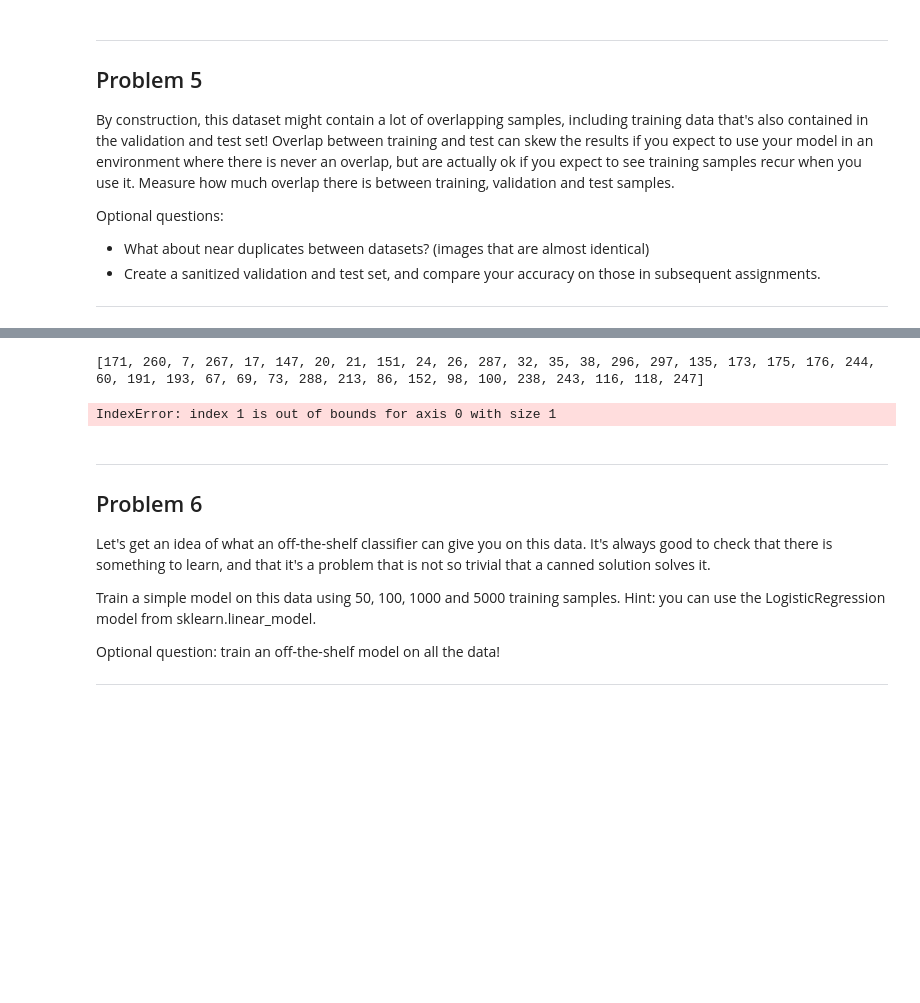
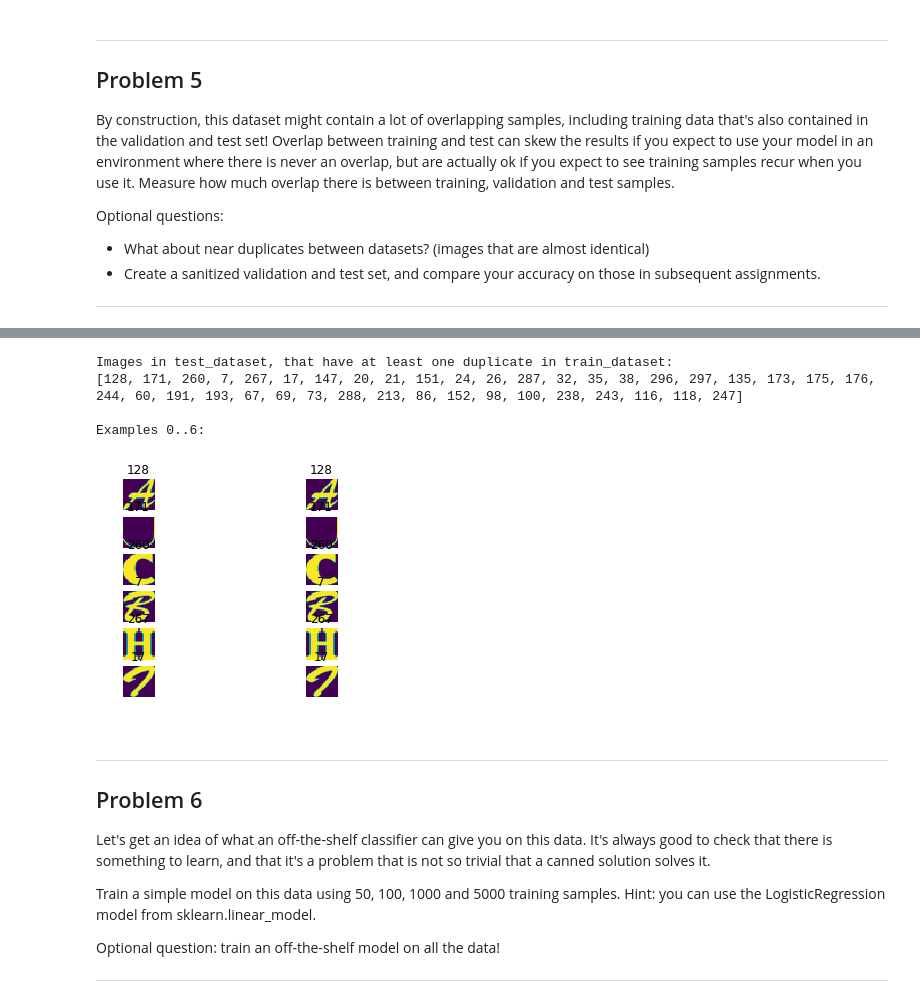
Before and after one commit to andreas1789/udacity_deep_learning, a Jupyter notebook: 1_notmnist.ipynb, the cells around one changed output, grey strips where cells are left out. Cells and saved outputs as stored; diff of their text form; code cells hidden in the pictures; blank space fills up the shorter version.

```diff
--- a/1_notmnist.ipynb
+++ b/1_notmnist.ipynb
@@ -470,12 +474,36 @@ Wall time: 14.4 s
 40
-# %%
-print(overlap.keys())
-plt.imshow(train_dataset[overlap[171][0]])
-plt.figure()
-plt.imshow(test_dataset[171])
-# %% [output]
-[171, 260, 7, 267, 17, 147, 20, 21, 151, 24, 26, 287, 32, 35, 38, 296, 297, 135, 173, 175, 176, 244, 60, 191, 193, 67, 69, 73, 288, 213, 86, 152, 98, 100, 238, 243, 116, 118, 247]
-IndexError: index 1 is out of bounds for axis 0 with size 1
+# %%
+def show_overlap(dataset1, dataset2, overlap, num):
+    # overlap is a dict i->J with test_dataset[i] == train_dataset[J[0..N]]
+
+    keys = overlap.keys()
+    plt.figure()
+
+    i=0
+    for k in keys[:num]:
+        # show dataset1 at k
+        plt.subplot(num,2,i+1)
+        plt.title(k)
+        plt.axis('off')
+        plt.imshow(dataset1[k])
+        # show dataset2 at overlap_k[0]
+        plt.subplot(num,2,i+2)
+        plt.title(k)
+        plt.axis('off')
+        plt.imshow(dataset2[overlap[k][0]])
+        i += 2
+# %%
+plt.close('all')
+print('Images in test_dataset, that have at least one duplicate in train_dataset:\n' + str(overlap.keys()))
+MAX_DUPLICATE_SAMPLES = 6
+print('\nExamples 0..' + str(MAX_DUPLICATE_SAMPLES) + ':')
+show_overlap(test_dataset, train_dataset, overlap, MAX_DUPLICATE_SAMPLES)
+# %% [output]
+Images in test_dataset, that have at least one duplicate in train_dataset:
+[128, 171, 260, 7, 267, 17, 147, 20, 21, 151, 24, 26, 287, 32, 35, 38, 296, 297, 135, 173, 175, 176, 244, 60, 191, 193, 67, 69, 73, 288, 213, 86, 152, 98, 100, 238, 243, 116, 118, 247]
+
+Examples 0..6:
+[figure, added]
 # %% [markdown]
 ---
 Problem 6
```
Also changed, not shown: parts of 4 cells of this notebook.
